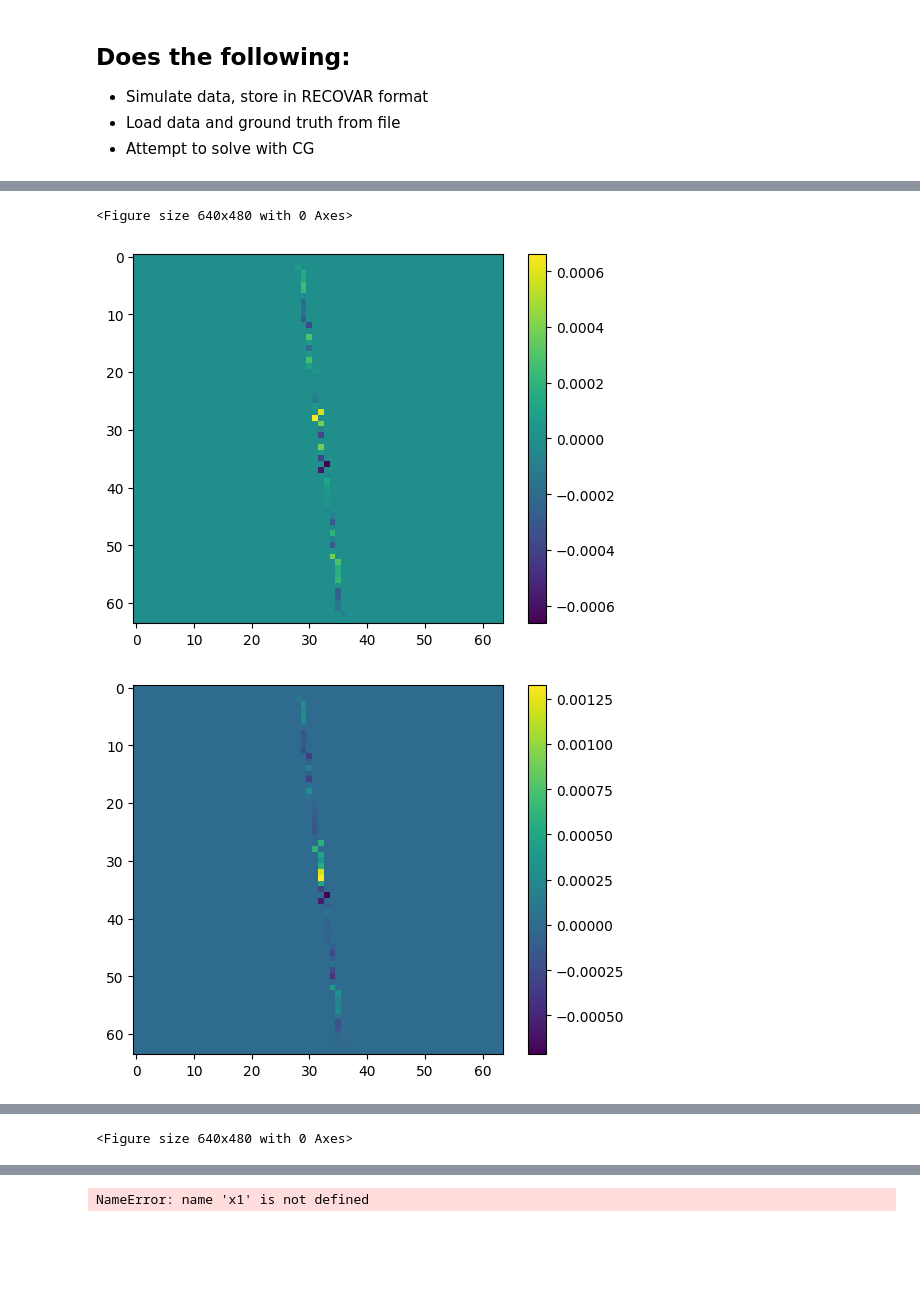
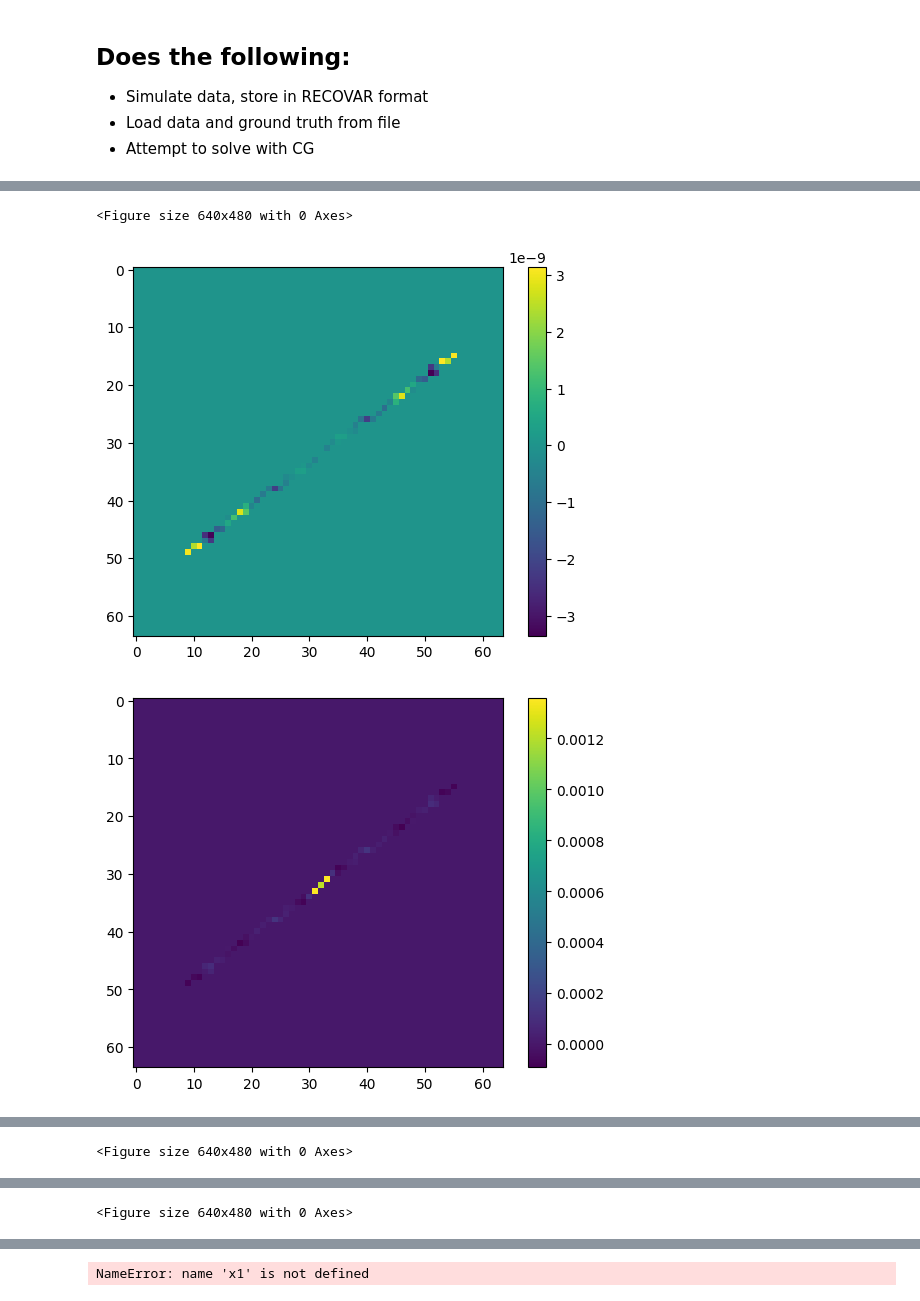
Before and after one commit to ma-gilles/recovar, a Jupyter notebook: ewald_test_cg.ipynb, the cells around one changed output, grey strips where cells are left out. Drawn from its saved outputs; the diff is of its cells as text; code cells hidden in the pictures; blank space fills up the shorter version.

```diff
--- a/ewald_test_cg.ipynb
+++ b/ewald_test_cg.ipynb
@@ -22,11 +22,11 @@ import jax
 import warnings
 # warnings.filterwarnings("error")
 
-grid_size = 64
+grid_size = 256
 output_folder = f"/home/mg6942/mytigress/spike{grid_size}_ewald/"
 volume_folder_input =  f"/home/wonjaec/mytigress/spike{grid_size}/"
 outlier_file_input = None# "/home/wonjaec/mytigress/simulated_empiar10180/volumes/vol0915.mrc"
-n_images = 1
+n_images = 10000
 voxel_size = 10 * 128 / grid_size#3/2/2
 output.mkdir_safe(output_folder)
 volume_distribution = np.zeros(1)
@@ -58,7 +58,7 @@ image_stack, sim_info = simulator.generate_synthetic_dataset(output_folder, voxe
 # %%
 plt.imshow(image_stack[0])
 
-output_folder = f"/home/wonjaec/mytigress/spike{grid_size}_ewald/"
+# output_folder = f"/home/wonjaec/mytigress/spike{grid_size}_ewald/"
 # output_folder ='/home/mg6942/mytigress/spike256/../'
 volume_folder_input =  f"/home/wonjaec/mytigress/spike{grid_size}/"
 outlier_file_input = "/home/wonjaec/mytigress/simulated_empiar10180/volumes/vol0915.mrc"
@@ -198,10 +207,13 @@ CTF_fun = cryo.CTF_fun
 phase_shift = np.arcsin(ctf_params[:,5]) / np.pi * 180
 ctf_params[:,5] = 0
 ctf_params[:,6] = phase_shift
+# ctf_params[:,:2] = 0
+# ctf_params[:,4] = 0
 
 # rotation_matrices[0] = np.eye(3)
+gt_vol =gt_recon.volumes[0].copy() * cryo.get_valid_frequency_indices(29)
 
-
+# gt_vol.real=0
 # y_inp = np.concatenate([gt_, volume_imag], axis=-1)
 A_y_inp = ewald.ewald_sphere_forward_model(gt_vol.real, gt_vol.imag, rotation_matrices, ctf_params, image_shape, volume_shape, voxel_size,'nearest' )
 A_y_inp = A_y_inp[0] + A_y_inp[1] * 1j
@@ -242,8 +275,10 @@ disc_type ='nearest'
 V1_real, V1_imag = ewald.compute_A_t_Av_ewald_sphere_forward_model(gt_vol.real, gt_vol.imag, rotation_matrices, ctf_params, 1, image_shape, volume_shape, voxel_size, disc_type)
 # %%
 experiment_dataset = cryo
-V2 = core.compute_A_t_Av_forward_model_from_map(gt_vol, ctf_params, rotation_matrices,
+diag = core.compute_A_t_Av_forward_model_from_map(np.ones_like(gt_vol), ctf_params, rotation_matrices,
                                            experiment_dataset.image_shape, experiment_dataset.volume_shape, experiment_dataset.voxel_size,
                                            experiment_dataset.CTF_fun, disc_type)
 
-V2 = V2[0]
+# V2 = V2[0]
+
+V2 = gt_vol * diag[0]
@@ -262,19 +329,34 @@ np.dot(V1_real + 1j* V1_imag, np.conj(gt_vol))
 # %%
 plt.imshow((V1_real.reshape(volume_shape) - V2.real.reshape(volume_shape))[32])
 plt.colorbar()
 plt.figure()
 
 plt.imshow((V1_real.reshape(volume_shape) )[32])
 plt.colorbar()
 plt.figure()
 
 plt.imshow((V2.real.real.reshape(volume_shape))[32])
 plt.colorbar()
 plt.figure()
 
+
+plt.figure()
+plt.imshow((V1_real.reshape(volume_shape) - V2.real.reshape(volume_shape)).sum(axis=0))
+plt.colorbar()
+plt.figure()
+
+plt.imshow((V1_real.reshape(volume_shape) ).sum(axis=0))
+plt.colorbar()
+plt.figure()
+
+plt.imshow((V2.real.real.reshape(volume_shape)).sum(axis=0))
+plt.colorbar()
+plt.figure()
+
+
 # plt.imshow(V1_real.real.reshape(image_shape))
 # plt.colorbar()
 # %% [output]
 <Figure size 640x480 with 0 Axes>
-[figure, old version]
+[figure, new version]
-[figure, old version]
+[figure, new version]
@@ -283,3 +368,4 @@ plt.figure()
+<Figure size 640x480 with 0 Axes>
 # %%
 print(np.linalg.norm (A_y_inp - A_y_planar) / np.linalg.norm (A_y_planar))
 
```
Also changed, not shown: parts of 36 cells of this notebook, 2 other files.
